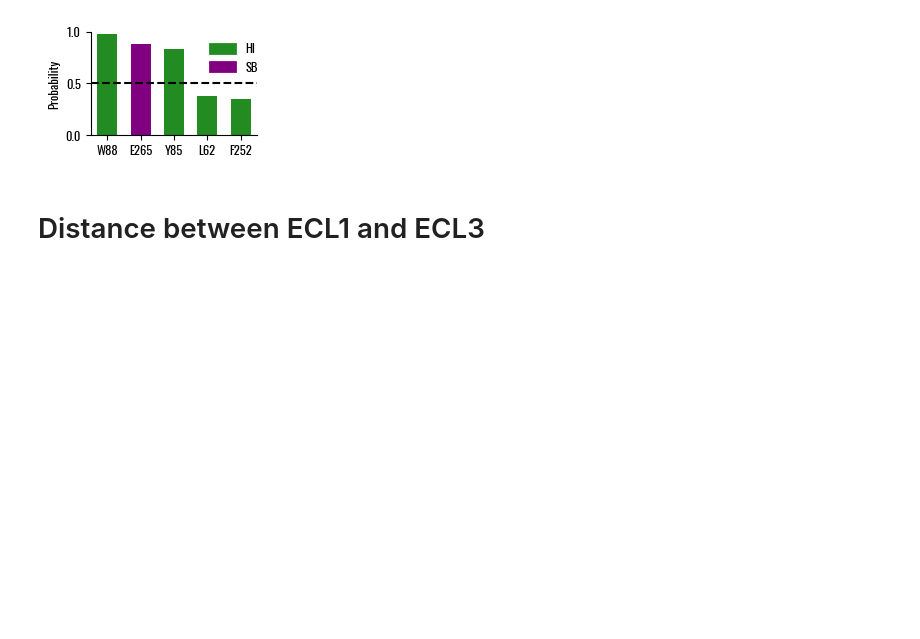
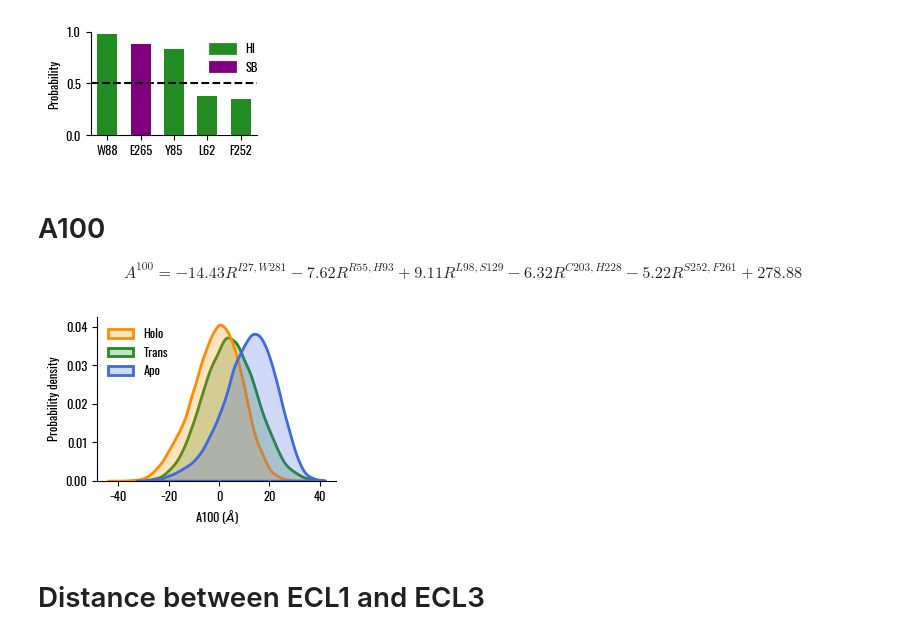
Before and after one commit to lorenzopallante/TAS2R46, a Jupyter notebook: Conformational_analysis.ipynb, the cells around one changed output. Drawn from its saved outputs; the diff is of its cells as text; code cells hidden in the pictures; blank space fills up the shorter version.

```diff
--- a/Conformational_analysis.ipynb
+++ b/Conformational_analysis.ipynb
@@ -432,6 +432,43 @@ fig.tight_layout()
 fig.savefig('../05-Images/interactions_strychnine.png',dpi=600,facecolor='white')
 # %% [output]
 [figure]
+# %% [markdown]
+# A100
+$$ A^{100}=-14.43 R^{I27,W281}-7.62 R^{R55,H93}+9.11 R^{L98,S129}-6.32 R^{C203,H228}-5.22 R^{S252,F261}+278.88 $$
+# %%
+def compute_A100(u):
+    d1 = np.linalg.norm(u.select_atoms('resid 27 and name CA').positions[0] - u.select_atoms('resid 281 and name CA').positions[0])
+    d2 = np.linalg.norm(u.select_atoms('resid 55 and name CA').positions[0] - u.select_atoms('resid 93 and name CA').positions[0])
+    d3 = np.linalg.norm(u.select_atoms('resid 98 and name CA').positions[0] - u.select_atoms('resid 129 and name CA').positions[0])
+    d4 = np.linalg.norm(u.select_atoms('resid 203 and name CA').positions[0] - u.select_atoms('resid 228 and name CA').positions[0])
+    d5 = np.linalg.norm(u.select_atoms('resid 252 and name CA').positions[0] - u.select_atoms('resid 261 and name CA').positions[0])
+    a100 = -14.43*d1-7.62*d2+9.11*d3-6.32*d4-5.22*d5+278.88
+    return a100
+# %%
+u_apo = mda.Universe('../01-sim/7XP4/start.pdb','../01-sim/7XP4/cat_50ps_fit.xtc')
+u_holo = mda.Universe('../01-sim/7XP6/start.pdb','../01-sim/7XP6/cat_50ps.xtc')
+u_trans = mda.Universe('../01-sim/7XP6_noLig/start.pdb','../01-sim/7XP6_noLig/cat_50ps.xtc')
+a100 = []
+for U in [u_holo,u_trans,u_apo]:
+    d = []
+    for _ in U.trajectory:
+        d.append(compute_A100(U))
+    a100.append(np.array(d))
+
+a100 = np.column_stack(a100)
+# %%
+fig,ax = plt.subplots(1,1,figsize=(8/2.54,6/2.54))
+sns.kdeplot(a100[:,0],ax=ax,color=palette[1],label='Holo',cut=0, fill=True,zorder=1)
+sns.kdeplot(a100[:,1],ax=ax,color=palette[2],label='Trans',cut=0, fill=True,zorder=0)
+sns.kdeplot(a100[:,2],ax=ax,color=palette[0],label='Apo',cut=0, fill=True,zorder=1)
+ax.set_xlabel(r'A100 ($\AA$)')
+ax.set_ylabel('Probability density')
+ax.legend(loc='upper left')
+sns.despine()
+fig.tight_layout()
+fig.savefig('../05-Images/A100.png',dpi=600,facecolor='white')
+# %% [output]
+[figure, added]
 # %% [markdown]
 # Distance between ECL1 and ECL3
 # %%
```
Also changed, not shown: 1 other file.
